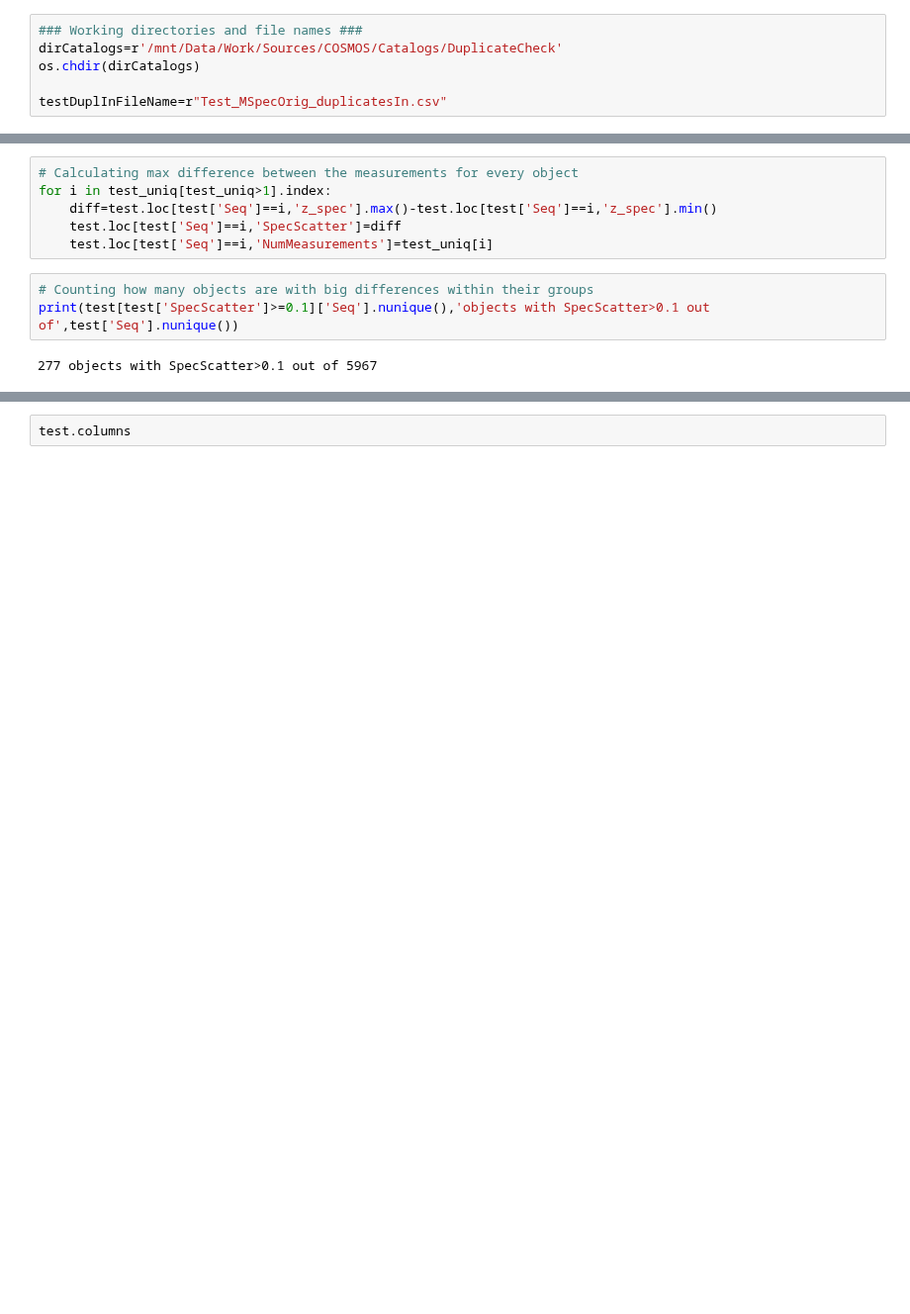
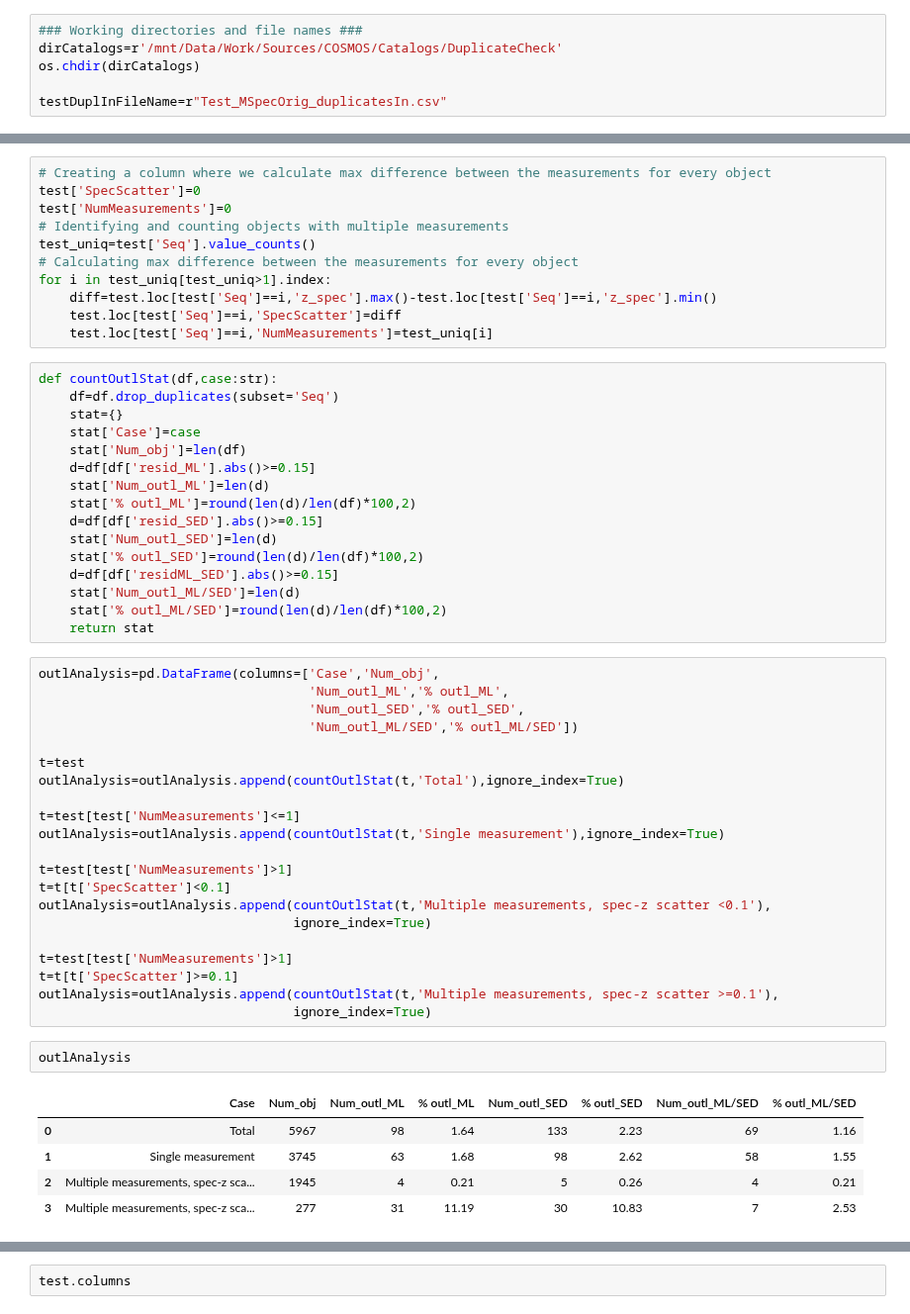
Before and after one commit to ShrRa/COSMOS_SOM, a Jupyter notebook: InspectDuplicatedSpecZ.ipynb, the cells around one changed output, grey strips where cells are left out. Shown at 99% size. Cells and saved outputs as stored; diff of their text form; blank space fills up the shorter version.

```diff
--- a/InspectDuplicatedSpecZ.ipynb
+++ b/InspectDuplicatedSpecZ.ipynb
@@ -37,11 +24,56 @@ test['Seq']=test['Seq'].apply(int)
 # %%
+# Creating a column where we calculate max difference between the measurements for every object
+test['SpecScatter']=0
+test['NumMeasurements']=0
+# Identifying and counting objects with multiple measurements
+test_uniq=test['Seq'].value_counts()
 # Calculating max difference between the measurements for every object
 for i in test_uniq[test_uniq>1].index:
     diff=test.loc[test['Seq']==i,'z_spec'].max()-test.loc[test['Seq']==i,'z_spec'].min()
     test.loc[test['Seq']==i,'SpecScatter']=diff
     test.loc[test['Seq']==i,'NumMeasurements']=test_uniq[i]
-# %%
-# Counting how many objects are with big differences within their groups
-print(test[test['SpecScatter']>=0.1]['Seq'].nunique(),'objects with SpecScatter>0.1 out of',test['Seq'].nunique())
-# %% [output]
-277 objects with SpecScatter>0.1 out of 5967
+# %%
+def countOutlStat(df,case:str):
+    df=df.drop_duplicates(subset='Seq')
+    stat={}
+    stat['Case']=case
+    stat['Num_obj']=len(df)
+    d=df[df['resid_ML'].abs()>=0.15]
+    stat['Num_outl_ML']=len(d)
+    stat['% outl_ML']=round(len(d)/len(df)*100,2)
+    d=df[df['resid_SED'].abs()>=0.15]
+    stat['Num_outl_SED']=len(d)
+    stat['% outl_SED']=round(len(d)/len(df)*100,2)
+    d=df[df['residML_SED'].abs()>=0.15]
+    stat['Num_outl_ML/SED']=len(d)
+    stat['% outl_ML/SED']=round(len(d)/len(df)*100,2)
+    return stat
+# %%
+outlAnalysis=pd.DataFrame(columns=['Case','Num_obj',
+                                   'Num_outl_ML','% outl_ML',
+                                   'Num_outl_SED','% outl_SED',
+                                   'Num_outl_ML/SED','% outl_ML/SED'])
+
+t=test
+outlAnalysis=outlAnalysis.append(countOutlStat(t,'Total'),ignore_index=True)
+
+t=test[test['NumMeasurements']<=1]
+outlAnalysis=outlAnalysis.append(countOutlStat(t,'Single measurement'),ignore_index=True)
+
+t=test[test['NumMeasurements']>1]
+t=t[t['SpecScatter']<0.1]
+outlAnalysis=outlAnalysis.append(countOutlStat(t,'Multiple measurements, spec-z scatter <0.1'),
+                                 ignore_index=True)
+
+t=test[test['NumMeasurements']>1]
+t=t[t['SpecScatter']>=0.1]
+outlAnalysis=outlAnalysis.append(countOutlStat(t,'Multiple measurements, spec-z scatter >=0.1'),
+                                 ignore_index=True)
+# %%
+outlAnalysis
+# %% [output]
+|  | Case | Num_obj | Num_outl_ML | % outl_ML | Num_outl_SED | % outl_SED | Num_outl_ML/SED | % outl_ML/SED |
+| 0 | Total | 5967 | 98 | 1.64 | 133 | 2.23 | 69 | 1.16 |
+| 1 | Single measurement | 3745 | 63 | 1.68 | 98 | 2.62 | 58 | 1.55 |
+| 2 | Multiple measurements, spec-z sca... | 1945 | 4 | 0.21 | 5 | 0.26 | 4 | 0.21 |
+| 3 | Multiple measurements, spec-z sca... | 277 | 31 | 11.19 | 30 | 10.83 | 7 | 2.53 |
```
Also changed, not shown: parts of 45 cells of this notebook.
